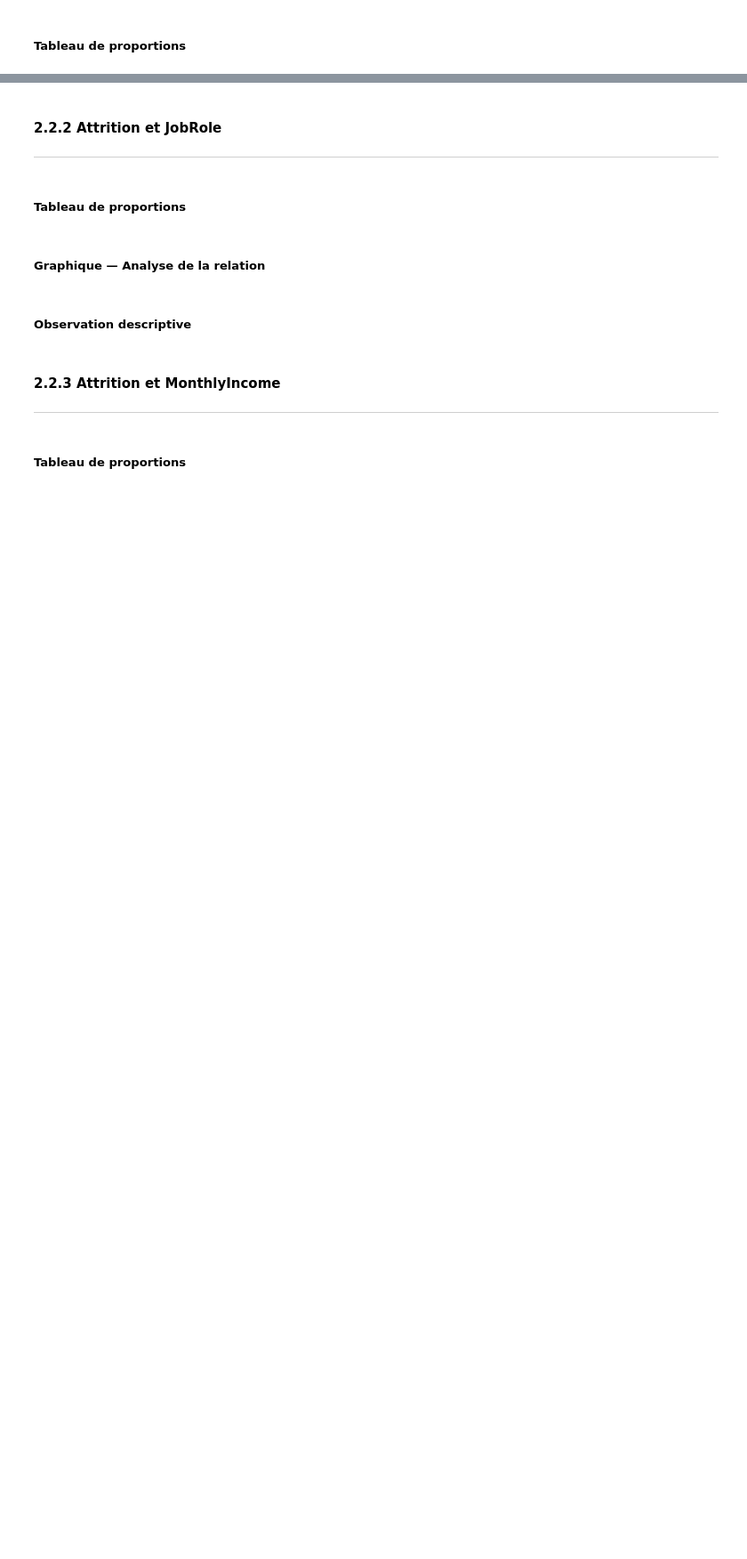
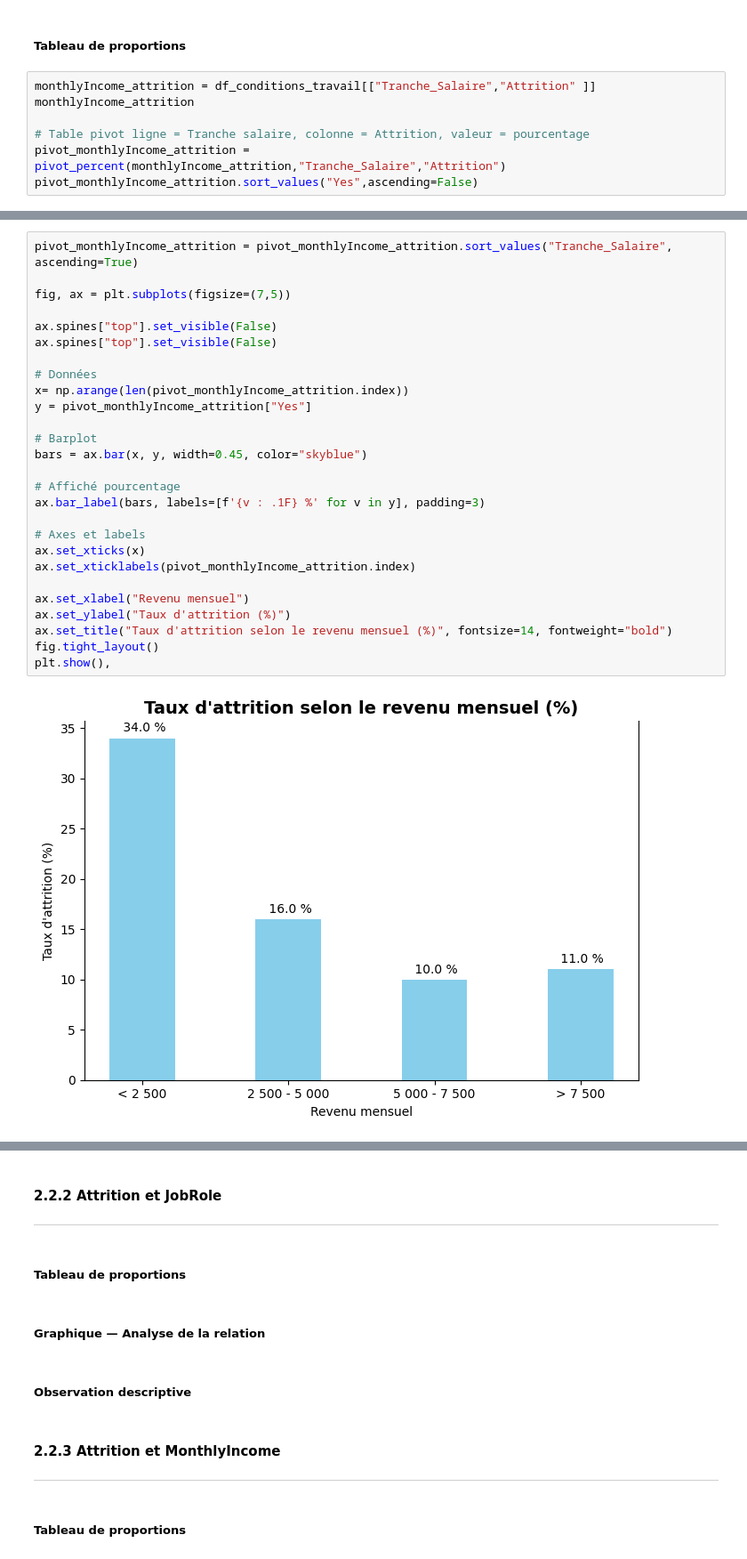
Before and after one commit to Kemuri15/employee-attrition-analysis, a Jupyter notebook: notebooks/04_axes_condition_travail.ipynb, the cells around one changed output, grey strips where cells are left out. Shown at 89% size. Saved outputs shown, nothing was run; the diff lists cells and outputs as text; blank space fills up the shorter version.

```diff
--- a/notebooks/04_axes_condition_travail.ipynb
+++ b/notebooks/04_axes_condition_travail.ipynb
@@ -989,3 +1118,10 @@ Cette approche permet d’identifier des différences de comportement entre les
 ---
 # %% [markdown]
 ##### Tableau de proportions ­­
+# %%
+monthlyIncome_attrition = df_conditions_travail[["Tranche_Salaire","Attrition" ]]
+monthlyIncome_attrition
+
+# Table pivot ligne = Tranche salaire, colonne = Attrition, valeur = pourcentage
+pivot_monthlyIncome_attrition = pivot_percent(monthlyIncome_attrition,"Tranche_Salaire","Attrition")
+pivot_monthlyIncome_attrition.sort_values("Yes",ascending=False)
@@ -993,0 +1137,29 @@ Cette approche permet d’identifier des différences de comportement entre les
+# %%
+pivot_monthlyIncome_attrition = pivot_monthlyIncome_attrition.sort_values("Tranche_Salaire", ascending=True)
+
+fig, ax = plt.subplots(figsize=(7,5))
+
+ax.spines["top"].set_visible(False)
+ax.spines["top"].set_visible(False)
+
+# Données
+x= np.arange(len(pivot_monthlyIncome_attrition.index))
+y = pivot_monthlyIncome_attrition["Yes"]
+
+# Barplot
+bars = ax.bar(x, y, width=0.45, color="skyblue")
+
+# Affiché pourcentage
+ax.bar_label(bars, labels=[f'{v : .1F} %' for v in y], padding=3)
+
+# Axes et labels
+ax.set_xticks(x)
+ax.set_xticklabels(pivot_monthlyIncome_attrition.index)
+
+ax.set_xlabel("Revenu mensuel")
+ax.set_ylabel("Taux d'attrition (%)")
+ax.set_title("Taux d'attrition selon le revenu mensuel (%)", fontsize=14, fontweight="bold")
+fig.tight_layout()
+plt.show(),
+# %% [output]
+[figure, added]
```
Also changed, not shown: parts of 28 cells of this notebook, 1 other file.
